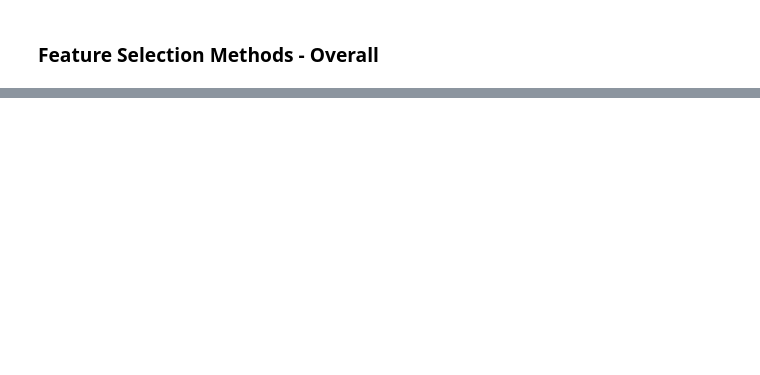
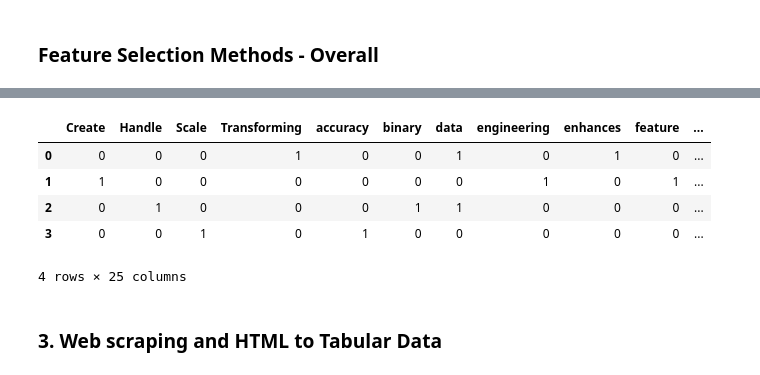
Before and after one commit to emre-kocyigit/feature-engineering-guide, a Jupyter notebook: Feature Engineering - Guide.ipynb, the cells around one changed output, grey strips where cells are left out. Cells and saved outputs as stored; diff of their text form; code cells hidden in the pictures; blank space fills up the shorter version.

```diff
--- a/Feature Engineering - Guide.ipynb
+++ b/Feature Engineering - Guide.ipynb
@@ -731,0 +798,15 @@ R-squared (R²): 0.8119983226991709
+# %%
+corpus = [
+    'Transforming data enhances machine learning model performance.',
+    'Create interaction terms for insightful feature engineering.',
+    'Handle missing data with imputation or binary flags.',
+    'Scale features for improved machine learning model accuracy.',
+ ]
+# %%
+# create an example preprocessing function - remove punctuation
+def remove_punctuation(text):
+    return text.translate(str.maketrans("", "", string.punctuation))
+# %%
+# Create a CountVectorizer object with punctuation removal
+vectorizer = CountVectorizer(preprocessor=remove_punctuation)
+X = vectorizer.fit_transform(corpus)
@@ -731,0 +824,11 @@ R-squared (R²): 0.8119983226991709
+# %%
+pd.DataFrame(X.toarray(), columns=vectorizer.get_feature_names_out())
+# %% [output]
+|  | Create | Handle | Scale | Transforming | accuracy | binary | data | engineering | enhances | feature | ... |
+| 0 | 0 | 0 | 0 | 1 | 0 | 0 | 1 | 0 | 1 | 0 | ... |
+| 1 | 1 | 0 | 0 | 0 | 0 | 0 | 0 | 1 | 0 | 1 | ... |
+| 2 | 0 | 1 | 0 | 0 | 0 | 1 | 1 | 0 | 0 | 0 | ... |
+| 3 | 0 | 0 | 1 | 0 | 1 | 0 | 0 | 0 | 0 | 0 | ... |
+4 rows × 25 columns
+# %% [markdown]
+### 3. Web scraping and HTML to Tabular Data
```
Also changed, not shown: parts of 120 cells of this notebook.
